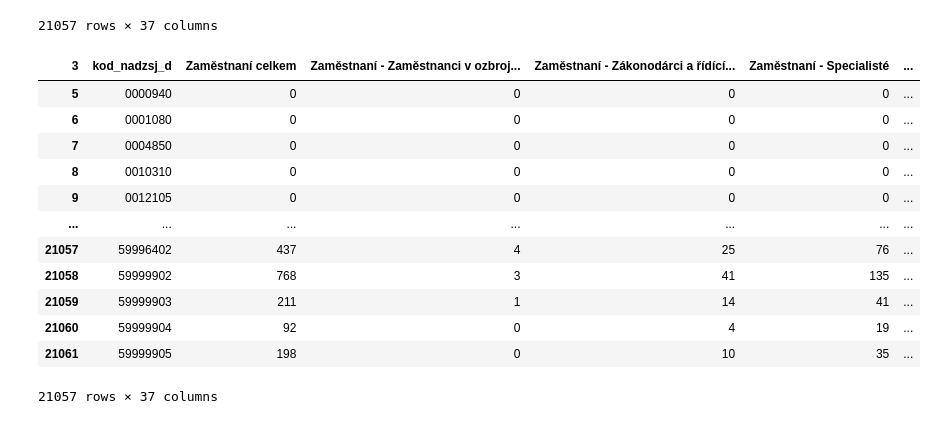
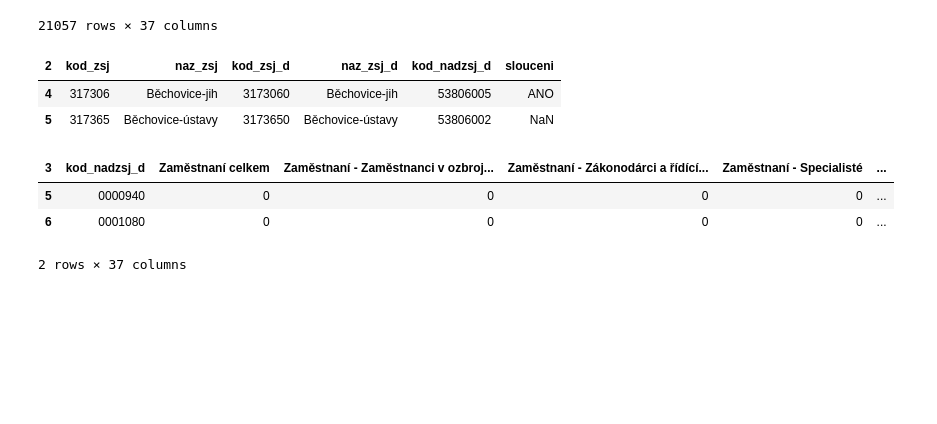
Before and after one commit to uscuni/people_places, a Jupyter notebook: Notebooks/czechia/census_nadzsjd.ipynb, the cells around one changed output. Saved outputs shown, nothing was run; the diff lists cells and outputs as text; code cells hidden in the pictures; blank space fills up the shorter version.

```diff
--- a/Notebooks/czechia/census_nadzsjd.ipynb
+++ b/Notebooks/czechia/census_nadzsjd.ipynb
@@ -355,19 +163,16 @@ employment
 employment = employment.rename(columns={
     'nadzsjd':'kod_nadzsj_d'
 })
+# %%
+prevodnik.head(2)
+# %% [output]
+| 2 | kod_zsj | naz_zsj | kod_zsj_d | naz_zsj_d | kod_nadzsj_d | slouceni |
+| 4 | 317306 | Běchovice-jih | 3173060 | Běchovice-jih | 53806005 | ANO |
+| 5 | 317365 | Běchovice-ústavy | 3173650 | Běchovice-ústavy | 53806002 | NaN |
 # %%
-employment
+employment.head(2)
 # %% [output]
 | 3 | kod_nadzsj_d | Zaměstnaní celkem | Zaměstnaní - Zaměstnanci v ozbroj... | Zaměstnaní - Zákonodárci a řídící... | Zaměstnaní - Specialisté | ... |
 | 5 | 0000940 | 0 | 0 | 0 | 0 | ... |
 | 6 | 0001080 | 0 | 0 | 0 | 0 | ... |
-| 7 | 0004850 | 0 | 0 | 0 | 0 | ... |
-| 8 | 0010310 | 0 | 0 | 0 | 0 | ... |
-| 9 | 0012105 | 0 | 0 | 0 | 0 | ... |
-| ... | ... | ... | ... | ... | ... | ... |
-| 21057 | 59996402 | 437 | 4 | 25 | 76 | ... |
-| 21058 | 59999902 | 768 | 3 | 41 | 135 | ... |
-| 21059 | 59999903 | 211 | 1 | 14 | 41 | ... |
-| 21060 | 59999904 | 92 | 0 | 4 | 19 | ... |
-| 21061 | 59999905 | 198 | 0 | 10 | 35 | ... |
-21057 rows × 37 columns
+2 rows × 37 columns
```
Also changed, not shown: parts of 36 cells of this notebook.
